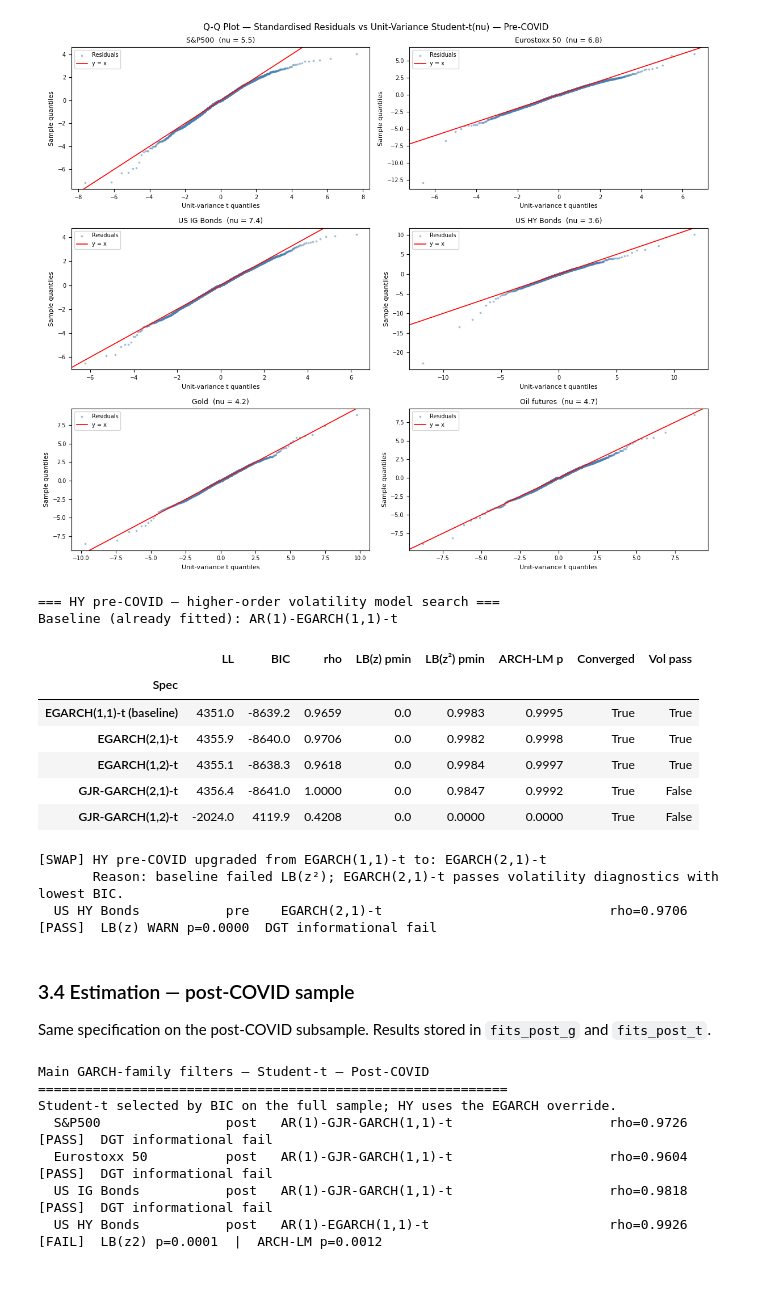
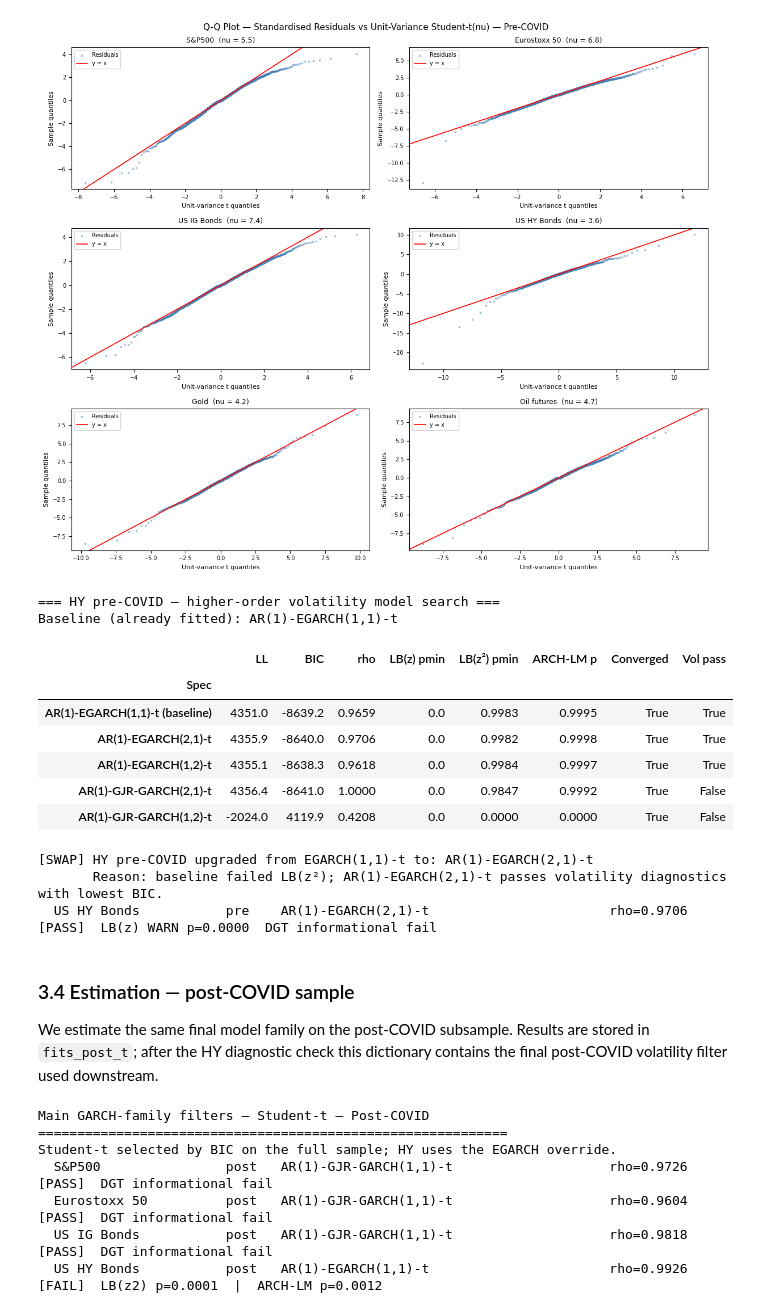
Before and after one commit to Altankaragulle/Emif_Risk_Structure_Covid, a Jupyter notebook: Notebook_Project_2.ipynb, the cells around one changed output. Cells and saved outputs as stored; diff of their text form; code cells hidden in the pictures; blank space fills up the shorter version.

```diff
--- a/Notebook_Project_2.ipynb
+++ b/Notebook_Project_2.ipynb
@@ -647,16 +713,20 @@ def fit_gjr_garch(data, dist='t', ar1=False):
 
 
 
-def fit_egarch_garch(data, dist='t', ar1=False):
+def fit_egarch_order(data, dist='t', ar1=False, p=1, o=1, q=1):
     lags    = 1 if ar1 else 0
     dist_kw = 'normal' if dist in ('normal', 'norm', 'gauss', 'gaussian') else dist
     spec    = {
-        'name': f"AR({'1' if ar1 else '0'})-EGARCH(1,1)-{dist_kw}",
+        'name': f"AR({'1' if ar1 else '0'})-EGARCH({p},{q})-{dist_kw}",
         'lags': lags, 'vol': 'EGARCH',
-        'p': 1, 'o': 1, 'q': 1, 'dist': dist_kw,
+        'p': p, 'o': o, 'q': q, 'dist': dist_kw,
         'rescale': False,
     }
     return fit_arch_spec(data, spec)
+
+
+def fit_egarch_garch(data, dist='t', ar1=False):
+    return fit_egarch_order(data, dist=dist, ar1=ar1, p=1, o=1, q=1)
 
 
 def fit_main_volatility_model(asset, data, dist='t'):
@@ -927,6 +997,8 @@ plt.show()
 # Class 10 remedy: try higher-order specifications. If LB(z²) clears, swap into fits_pre_t.
 
 HY = 'US HY Bonds'
+hy_lags = 1 if ar1_needed[HY] else 0
+hy_ar = f'AR({hy_lags})-'
 
 print(f"=== HY pre-COVID — higher-order volatility model search ===")
 print(f"Baseline (already fitted): {fits_pre_t[HY]['model_name']}")
@@ -934,11 +1006,11 @@ print()
 
 # Build candidate specs: same family logic, but allow (p,q) up to (2,1) and (1,2)
 hy_candidates = [
-    {'name': 'EGARCH(1,1)-t (baseline)',  'vol': 'EGARCH', 'p': 1, 'o': 1, 'q': 1, 'dist': 't', 'rescale': False, 'lags': 1 if ar1_needed[HY] else 0},
-    {'name': 'EGARCH(2,1)-t',             'vol': 'EGARCH', 'p': 2, 'o': 1, 'q': 1, 'dist': 't', 'rescale': False, 'lags': 1 if ar1_needed[HY] else 0},
-    {'name': 'EGARCH(1,2)-t',             'vol': 'EGARCH', 'p': 1, 'o': 1, 'q': 2, 'dist': 't', 'rescale': False, 'lags': 1 if ar1_needed[HY] else 0},
-    {'name': 'GJR-GARCH(2,1)-t',          'vol': 'Garch',  'p': 2, 'o': 1, 'q': 1, 'dist': 't', 'rescale': False, 'lags': 1 if ar1_needed[HY] else 0},
-    {'name': 'GJR-GARCH(1,2)-t',          'vol': 'Garch',  'p': 1, 'o': 1, 'q': 2, 'dist': 't', 'rescale': False, 'lags': 1 if ar1_needed[HY] else 0},
+    {'name': f'{hy_ar}EGARCH(1,1)-t (baseline)',  'vol': 'EGARCH', 'p': 1, 'o': 1, 'q': 1, 'dist': 't', 'rescale': False, 'lags': 1 if ar1_needed[HY] else 0},
+    {'name': f'{hy_ar}EGARCH(2,1)-t',             'vol': 'EGARCH', 'p': 2, 'o': 1, 'q': 1, 'dist': 't', 'rescale': False, 'lags': 1 if ar1_needed[HY] else 0},
+    {'name': f'{hy_ar}EGARCH(1,2)-t',             'vol': 'EGARCH', 'p': 1, 'o': 1, 'q': 2, 'dist': 't', 'rescale': False, 'lags': 1 if ar1_needed[HY] else 0},
+    {'name': f'{hy_ar}GJR-GARCH(2,1)-t',          'vol': 'Garch',  'p': 2, 'o': 1, 'q': 1, 'dist': 't', 'rescale': False, 'lags': 1 if ar1_needed[HY] else 0},
+    {'name': f'{hy_ar}GJR-GARCH(1,2)-t',          'vol': 'Garch',  'p': 1, 'o': 1, 'q': 2, 'dist': 't', 'rescale': False, 'lags': 1 if ar1_needed[HY] else 0},
 ]
 
 hy_search_rows = []
@@ -962,45 +1034,45 @@ for spec in hy_candidates:
     except Exception as e:
         hy_search_rows.append({'Spec': spec['name'], 'LL': float('nan'), 'BIC': float('nan'),
                                'rho': float('nan'), 'LB(z) pmin': float('nan'),
                                'LB(z²) pmin': float('nan'), 'ARCH-LM p': float('nan'),
                                'Converged': False, 'Vol pass': False})
 
 hy_search = pd.DataFrame(hy_search_rows).set_index('Spec')
 display(hy_search)
 
 # Swap rule: among specs that pass volatility diagnostics AND converge, pick the one with the lowest BIC.
 valid_mask = hy_search['Vol pass'] & hy_search['Converged']
 if valid_mask.any():
     best_spec_name = hy_search.loc[valid_mask, 'BIC'].idxmin()
     if 'baseline' in best_spec_name:
         print(f"\nBaseline {best_spec_name} already passes — no swap.")
     else:
         print(f"\n[SWAP] HY pre-COVID upgraded from EGARCH(1,1)-t to: {best_spec_name}")
         print(f"       Reason: baseline failed LB(z²); {best_spec_name} passes volatility diagnostics with lowest BIC.")
         fits_pre_t[HY] = hy_search_fits[best_spec_name]
         # Re-run diagnostic record so downstream tables reflect the swap
         new_diag = run_garch_diagnostics(fits_pre_t[HY], asset=HY, period='pre')
         # Update diag_pre_t in place: drop old HY row, append new one
         diag_pre_t = pd.concat([diag_pre_t[diag_pre_t['asset'] != HY], new_diag], ignore_index=True)
 else:
     print("\n[NO SWAP] No higher-order spec passes volatility diagnostics. HY pre-COVID remains EGARCH(1,1)-t — documented caution.")
 # %% [output]
 === HY pre-COVID — higher-order volatility model search ===
 Baseline (already fitted): AR(1)-EGARCH(1,1)-t
 |  | LL | BIC | rho | LB(z) pmin | LB(z²) pmin | ARCH-LM p | Converged | Vol pass |
 | Spec |  |  |  |  |  |  |  |  |
-| EGARCH(1,1)-t (baseline) | 4351.0 | -8639.2 | 0.9659 | 0.0 | 0.9983 | 0.9995 | True | True |
-| EGARCH(2,1)-t | 4355.9 | -8640.0 | 0.9706 | 0.0 | 0.9982 | 0.9998 | True | True |
-| EGARCH(1,2)-t | 4355.1 | -8638.3 | 0.9618 | 0.0 | 0.9984 | 0.9997 | True | True |
-| GJR-GARCH(2,1)-t | 4356.4 | -8641.0 | 1.0000 | 0.0 | 0.9847 | 0.9992 | True | False |
-| GJR-GARCH(1,2)-t | -2024.0 | 4119.9 | 0.4208 | 0.0 | 0.0000 | 0.0000 | True | False |
+| AR(1)-EGARCH(1,1)-t (baseline) | 4351.0 | -8639.2 | 0.9659 | 0.0 | 0.9983 | 0.9995 | True | True |
+| AR(1)-EGARCH(2,1)-t | 4355.9 | -8640.0 | 0.9706 | 0.0 | 0.9982 | 0.9998 | True | True |
+| AR(1)-EGARCH(1,2)-t | 4355.1 | -8638.3 | 0.9618 | 0.0 | 0.9984 | 0.9997 | True | True |
+| AR(1)-GJR-GARCH(2,1)-t | 4356.4 | -8641.0 | 1.0000 | 0.0 | 0.9847 | 0.9992 | True | False |
+| AR(1)-GJR-GARCH(1,2)-t | -2024.0 | 4119.9 | 0.4208 | 0.0 | 0.0000 | 0.0000 | True | False |
-[SWAP] HY pre-COVID upgraded from EGARCH(1,1)-t to: EGARCH(2,1)-t
-       Reason: baseline failed LB(z²); EGARCH(2,1)-t passes volatility diagnostics with lowest BIC.
-  US HY Bonds           pre    EGARCH(2,1)-t                             rho=0.9706    [PASS]  LB(z) WARN p=0.0000  DGT informational fail
+[SWAP] HY pre-COVID upgraded from EGARCH(1,1)-t to: AR(1)-EGARCH(2,1)-t
+       Reason: baseline failed LB(z²); AR(1)-EGARCH(2,1)-t passes volatility diagnostics with lowest BIC.
+  US HY Bonds           pre    AR(1)-EGARCH(2,1)-t                       rho=0.9706    [PASS]  LB(z) WARN p=0.0000  DGT informational fail
 # %% [markdown]
 ### 3.4 Estimation — post-COVID sample
 
-Same specification on the post-COVID subsample. Results stored in `fits_post_g` and `fits_post_t`.
+We estimate the same final model family on the post-COVID subsample. Results are stored in `fits_post_t`; after the HY diagnostic check this dictionary contains the final post-COVID volatility filter used downstream.
 # %%
 fits_post_t = {}
 diag_post_t = []
```
Also changed, not shown: parts of 49 cells of this notebook, 2 other files.
